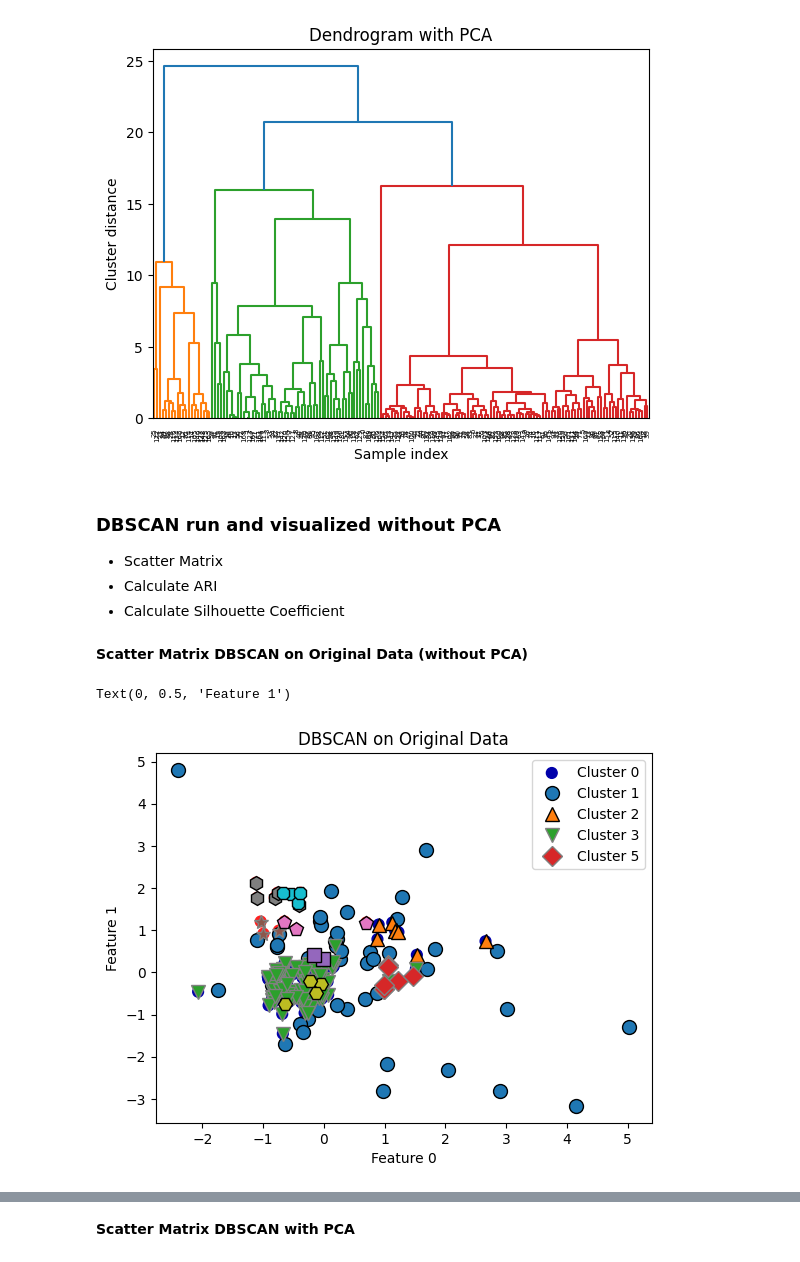
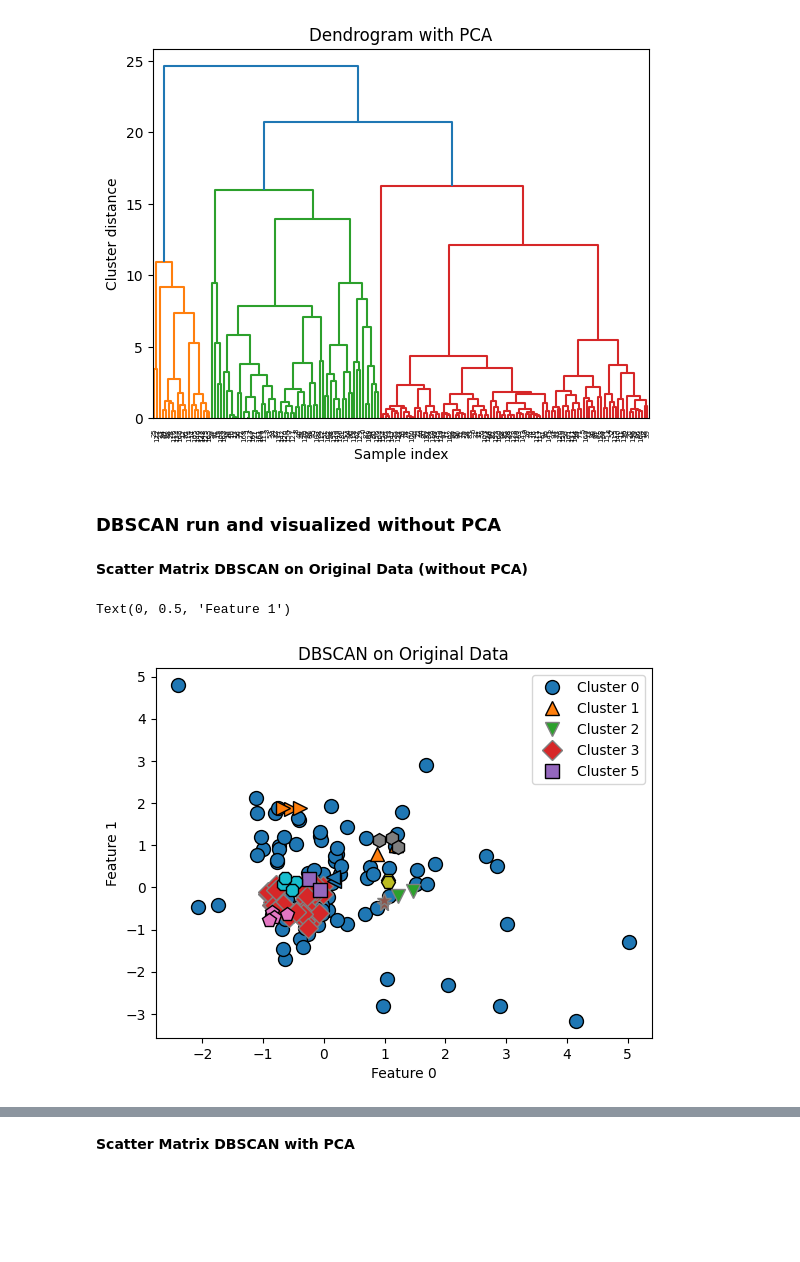
Before and after one commit to atoothman/Data-71200-Projects-, a Jupyter notebook: DATA_71200_Project_3_Glass_ID.ipynb, the cells around one changed output, grey strips where cells are left out. Drawn from its saved outputs; the diff is of its cells as text; code cells hidden in the pictures; blank space fills up the shorter version.

```diff
--- a/DATA_71200_Project_3_Glass_ID.ipynb
+++ b/DATA_71200_Project_3_Glass_ID.ipynb
@@ -626,31 +620,23 @@ Text(0, 0.5, 'Cluster distance')
 [figure]
 # %% [markdown]
 ### DBSCAN run and visualized without PCA
-
-*  Scatter Matrix
-*  Calculate ARI
-*  Calculate Silhouette Coefficient
 # %% [markdown]
  **Scatter Matrix DBSCAN on Original Data (without PCA)**
 # %%
 # **Scatter Matrix DBSCAN on Original Data (without PCA)**
-# instantiate an instance of the algorithm
 
+# Instantiate an instance of the algorithm
 dbscan = DBSCAN(min_samples=2,eps=0.5)
-clusters = dbscan.fit_predict(X_train)
+clusters = dbscan.fit_predict(X_train_scaled)
 
-# plot the cluster assignments
-plt.scatter(X_train_scaled[:, 0], X_train_scaled[:, 1], c=clusters, cmap=mglearn.cm2, s=60)
-plt.xlabel("Feature 0")
-plt.ylabel("Feature 1")
-
+# Plot the cluster assignments
 mglearn.discrete_scatter(X_train_scaled[:, 0], X_train_scaled[:, 1], clusters)
 plt.legend(["Cluster 0", "Cluster 1", "Cluster 2", "Cluster 3", "Cluster 5"], loc="best")
 plt.title("DBSCAN on Original Data")
 plt.xlabel("Feature 0")
 plt.ylabel("Feature 1")
 # %% [output]
 Text(0, 0.5, 'Feature 1')
-[figure, old version]
+[figure, new version]
 # %% [markdown]
 ### DBSCAN run and visualized with PCA
```
Also changed, not shown: parts of 39 cells of this notebook.
